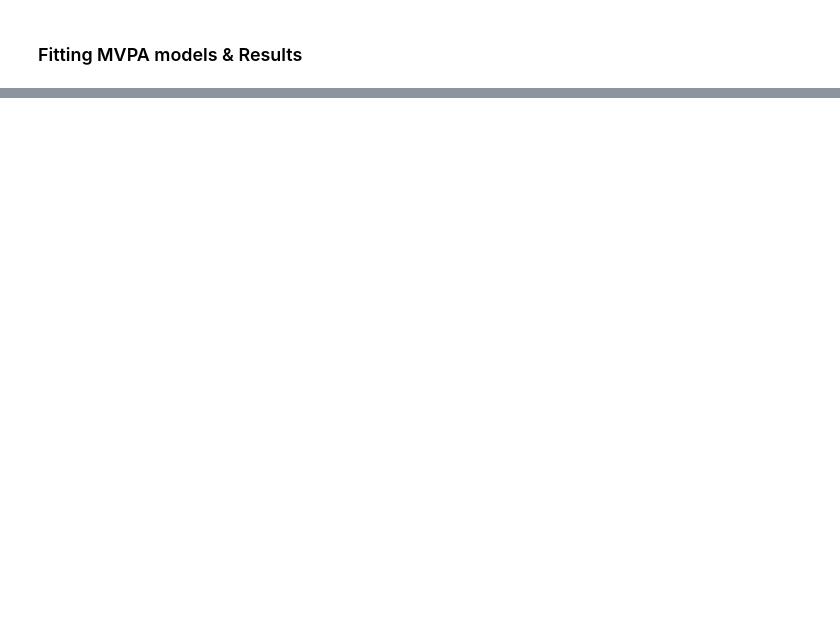
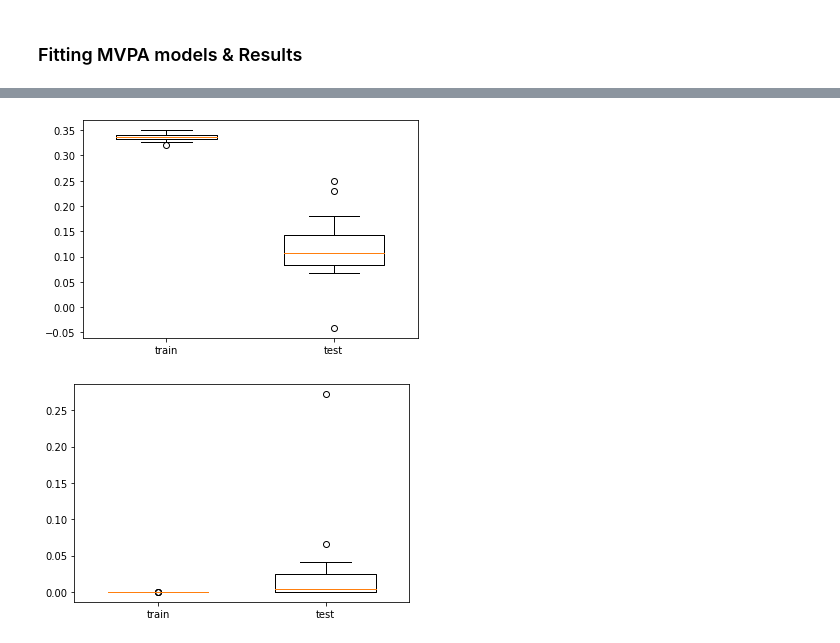
Before and after one commit to CCS-Lab/project_model_based_fmri, a Jupyter notebook: tutorials/tutorial_elasticnet.ipynb, the cells around one changed output, grey strips where cells are left out. Cells and saved outputs as stored; diff of their text form; code cells hidden in the pictures; blank space fills up the shorter version.

```diff
--- a/tutorials/tutorial_elasticnet.ipynb
+++ b/tutorials/tutorial_elasticnet.ipynb
@@ -211,0 +167,7 @@ print(r_test)
+# %%
+metrics_train, metrics_test, coefs_train = elasticnet_crossvalidation(X_dict,
+                                                                       y_dict,
+                                                                     method='loso')
+# %% [output]
+[figure, added]
+[figure, added]
```
Also changed, not shown: parts of 26 cells of this notebook, 20 other files.
